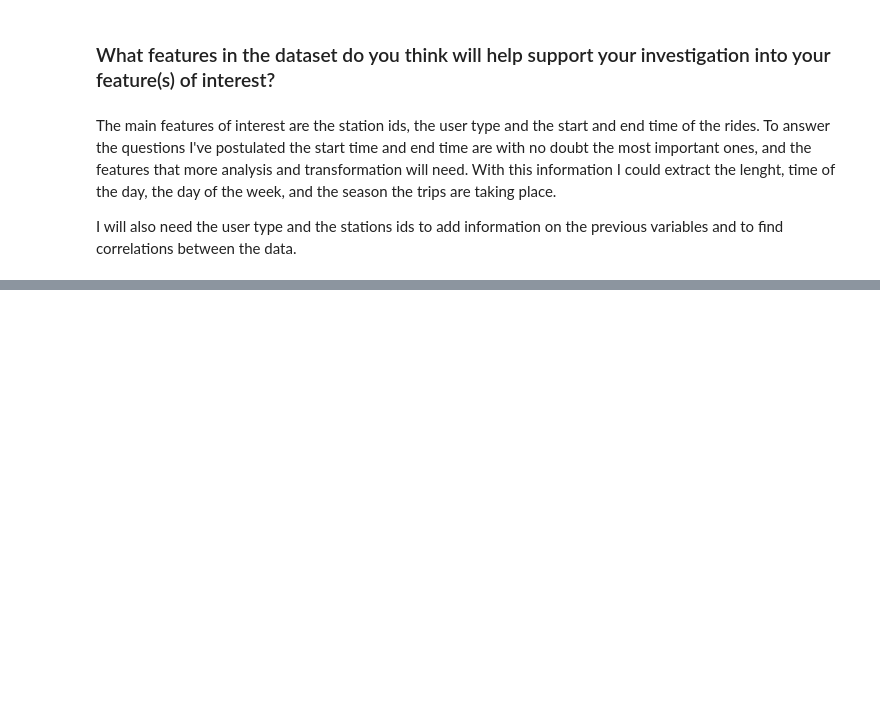
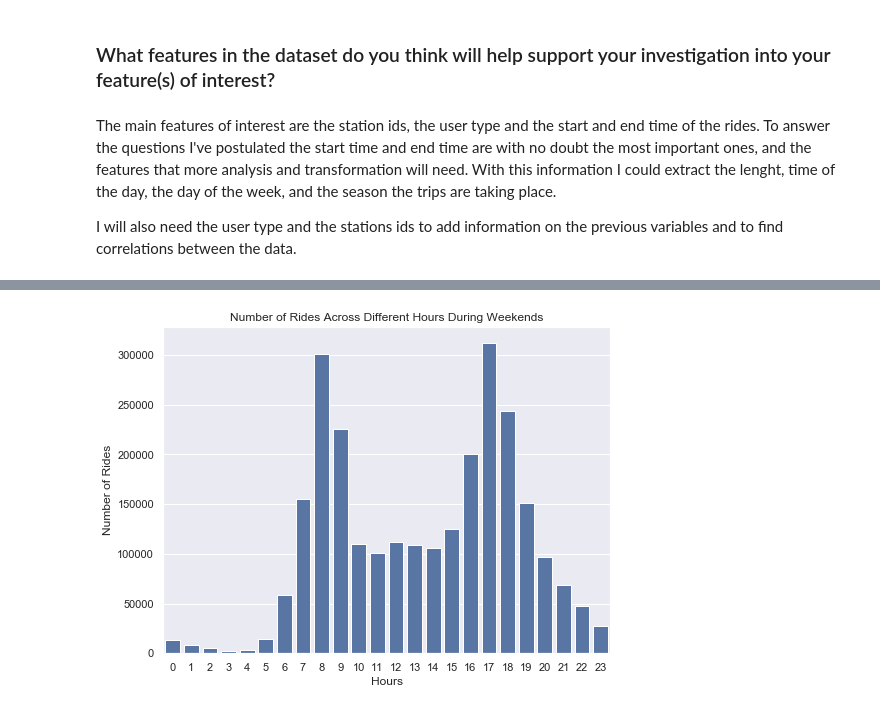
Before and after one commit to Victoriapm/GoBike-SystemData-Analysis, a Jupyter notebook: Data_exploration.ipynb, the cells around one changed output, grey strips where cells are left out. Cells and saved outputs as stored; diff of their text form; code cells hidden in the pictures; blank space fills up the shorter version.

```diff
--- a/Data_exploration.ipynb
+++ b/Data_exploration.ipynb
@@ -192,0 +263,16 @@ the quote-formatted guide notes like this one before you finish your report!
+# %%
+#create two dataframes to separete weekdays from weekends
+weekday = [0,1,2,3,4,5]
+weekend = [6,7]
+
+df_weekday = df[df['start_day'].isin(weekday)]
+df_weekend = df[df['start_day'].isin(weekend)]
+# %%
+#plot the number of rides during different hours in the week days
+base_color = sb.color_palette()[0]
+sb.countplot(data = df_weekday, x = 'start_hour', color = base_color);
+plt.xlabel("Hours")
+plt.ylabel("Number of Rides")
+plt.title("Number of Rides Across Different Hours During Weekends");
+# %% [output]
+[figure, added]
```
Also changed, not shown: parts of 112 cells of this notebook.
